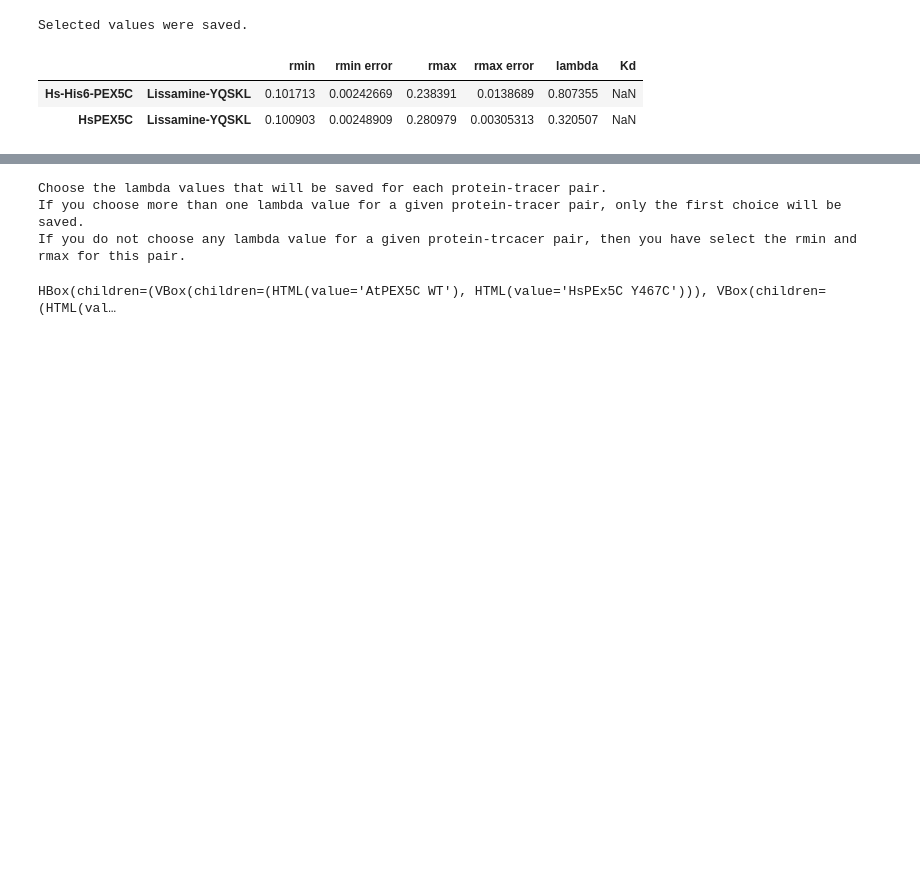
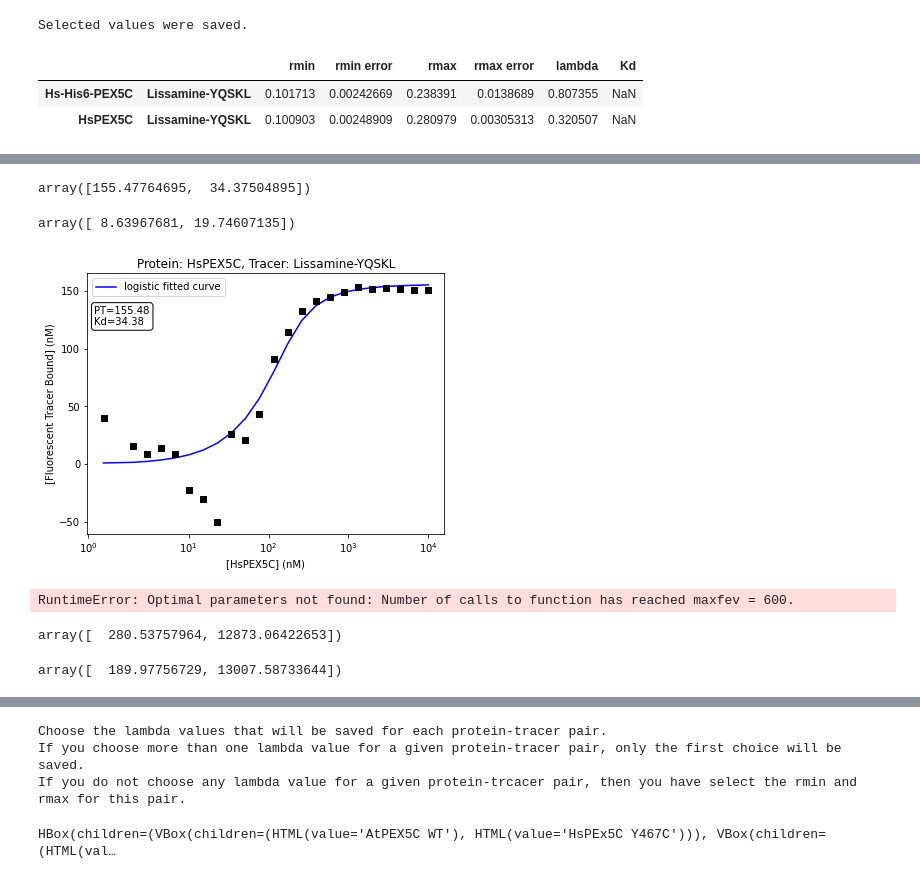
Before and after one commit to mariuszlas/Fluorescence-Anisotropy-Analysis-Development, a Jupyter notebook: fluorescenceanisotropy/fluores_anisotropy.ipynb, the cells around one changed output, grey strips where cells are left out. Cells and saved outputs as stored; diff of their text form; code cells hidden in the pictures; blank space fills up the shorter version.

Commit message:
Update fluores_anisotropy.ipynb
Added the 'calc_amountbound' function that calculates the amount of the fluorescent tracer bound to the protein.

```diff
--- a/fluorescenceanisotropy/fluores_anisotropy.ipynb
+++ b/fluorescenceanisotropy/fluores_anisotropy.ipynb
@@ -1238,0 +1101,54 @@ my_data2.plot_ani_all(err='sem')
+# %%
+def LB(LT, PT, Kd):
+    """Function for fitting a curve to the plot of concentration of fluorescent tracer bound to the target protein against
+    protein concentration.
+    LB is the concentration of fluorescent tracer bound to the target protein
+    LT is total protein concentration
+    PT is total tracer concentration
+    Kd is dissociation constant
+     """
+    return ( (LT+PT+Kd) - np.sqrt( ( ((LT+PT+Kd)**2) - (4*LT*PT) ) ) ) / 2
+# %%
+def logistic_fit_kd(df, **kwargs):
+
+    drop = df[df['Protein Concentration'] != 0].dropna()   # exclude the protein concentration = 0 point and any NaNs from data fitting
+
+    popt, pcov = curve_fit(LB, drop['Protein Concentration'], drop['amount'], **kwargs)
+    perr = np.sqrt(np.diag(pcov))   # calculate the error of the fitting params
+    #all_params = np.insert(popt, obj=[1,2], values=perr)   # insert the errors after the respective fitting parameter value
+    return popt, perr
+# %%
+p2_fit = logistic_fit_kd(protein2)
+# %%
+p2_fit[0]
+# %% [output]
+array([155.47764695,  34.37504895])
+# %%
+p2_fit[1]
+# %% [output]
+array([ 8.63967681, 19.74607135])
+# %%
+def plot_kd(data_df, pt_pair, params):
+
+    fig, axs =plt.subplots(figsize=(6.4,4.8))
+    label_coords = (0.02, 0.80)
+    text='PT=%.2f\nKd=%.2f'% tuple(params)
+    drop = data_df[data_df['Protein Concentration'] != 0].dropna()   # exclude the protein concentration = 0 point and any NaNs from plotting
+    axs.errorbar(drop['Protein Concentration'], drop['amount'], color='black', fmt='o', capsize=3, marker='s')
+    axs.set_xscale('symlog')
+    axs.set_ylabel('[Fluorescent Tracer Bound] (nM)')
+    axs.set_xlabel(f'[{pt_pair[0]}] (nM)')
+    axs.plot(drop['Protein Concentration'], LB(drop['Protein Concentration'], *params), color='blue')
+
+    axs.set_title(f'Protein: {pt_pair[0]}, Tracer: {pt_pair[1]}')
+    axs.legend(['logistic fitted curve'])
+    axs.annotate(text, xy=label_coords, xycoords='axes fraction', bbox=dict(boxstyle="round", fc="w"))
+    plt.show()
+# %%
+plot_kd(protein2, ('HsPEX5C','Lissamine-YQSKL'), p2_fit[0])
+# %% [output]
+[figure, added]
+# %%
+p1_fit = logistic_fit_kd(protein1)
+# %% [output]
+RuntimeError: Optimal parameters not found: Number of calls to function has reached maxfev = 600.
@@ -1238,0 +1157,8 @@ my_data2.plot_ani_all(err='sem')
+# %%
+p1_fit[0]
+# %% [output]
+array([  280.53757964, 12873.06422653])
+# %%
+p1_fit[1]
+# %% [output]
+array([  189.97756729, 13007.58733644])
```
Also changed, not shown: parts of 36 cells of this notebook.
